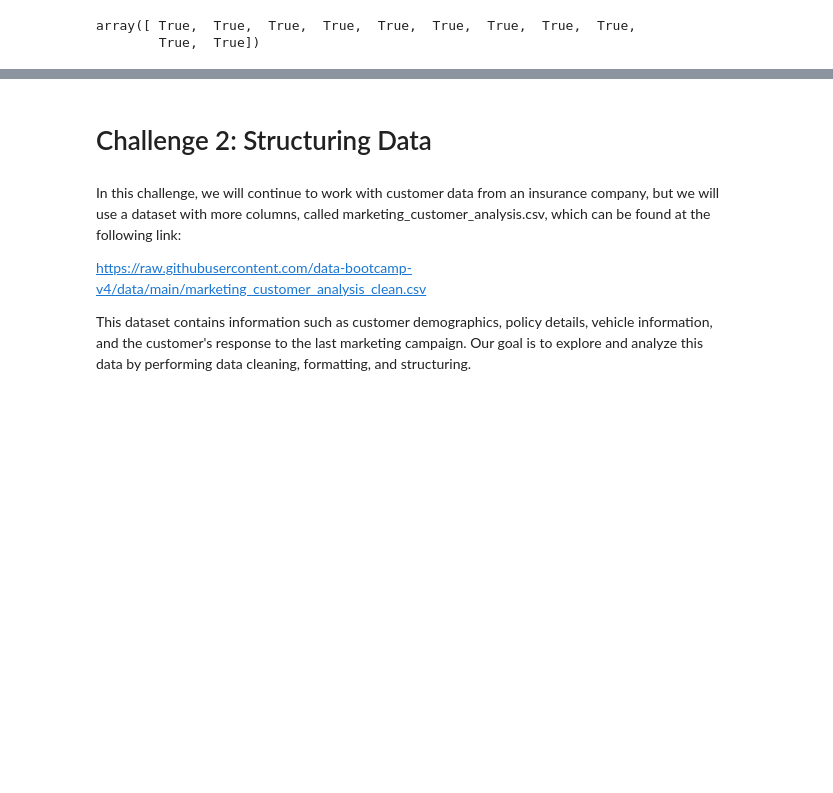
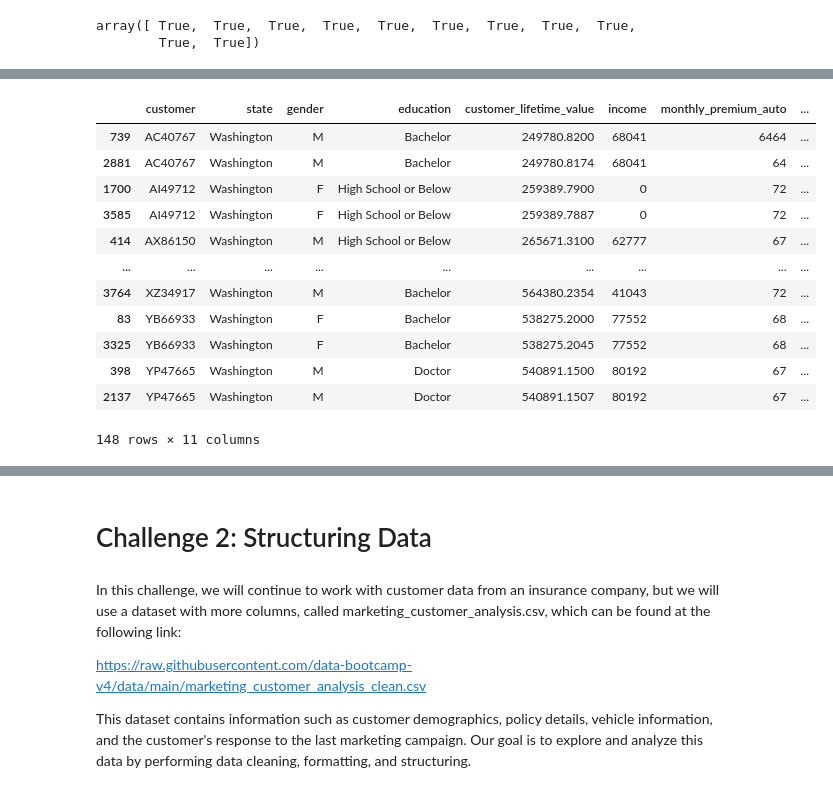
Before and after one commit to henrysoysa/lab-dw-data-structuring-and-combining, a Jupyter notebook: lab-dw-data-structuring-and-combining.ipynb, the cells around one changed output, grey strips where cells are left out. Drawn from its saved outputs; the diff is of its cells as text; code cells hidden in the pictures; blank space fills up the shorter version.

```diff
--- a/lab-dw-data-structuring-and-combining.ipynb
+++ b/lab-dw-data-structuring-and-combining.ipynb
@@ -221,0 +384,18 @@ array([ True,  True,  True,  True,  True,  True,  True,  True,  True,
+# %%
+# Now that data discrepancy in CLV between files has been normalised, can simply drop any of the duplicated customer rows
+display(customer_data_test_df.loc[customer_data_test_df.duplicated(
+    subset=['customer'], keep=False) == True].sort_values('customer'))
+# %% [output]
+|  | customer | state | gender | education | customer_lifetime_value | income | monthly_premium_auto | ... |
+| 739 | AC40767 | Washington | M | Bachelor | 249780.8200 | 68041 | 6464 | ... |
+| 2881 | AC40767 | Washington | M | Bachelor | 249780.8174 | 68041 | 64 | ... |
+| 1700 | AI49712 | Washington | F | High School or Below | 259389.7900 | 0 | 72 | ... |
+| 3585 | AI49712 | Washington | F | High School or Below | 259389.7887 | 0 | 72 | ... |
+| 414 | AX86150 | Washington | M | High School or Below | 265671.3100 | 62777 | 67 | ... |
+| ... | ... | ... | ... | ... | ... | ... | ... | ... |
+| 3764 | XZ34917 | Washington | M | Bachelor | 564380.2354 | 41043 | 72 | ... |
+| 83 | YB66933 | Washington | F | Bachelor | 538275.2000 | 77552 | 68 | ... |
+| 3325 | YB66933 | Washington | F | Bachelor | 538275.2045 | 77552 | 68 | ... |
+| 398 | YP47665 | Washington | M | Doctor | 540891.1500 | 80192 | 67 | ... |
+| 2137 | YP47665 | Washington | M | Doctor | 540891.1507 | 80192 | 67 | ... |
+148 rows × 11 columns
```
Also changed, not shown: parts of 33 cells of this notebook, 1 other file.
